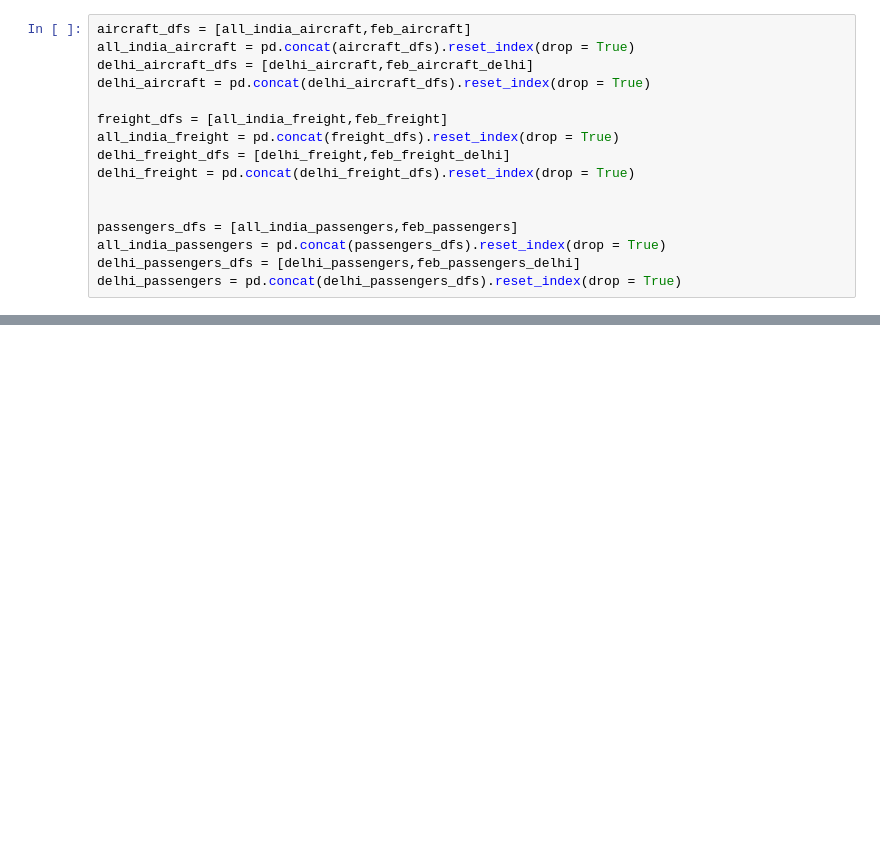
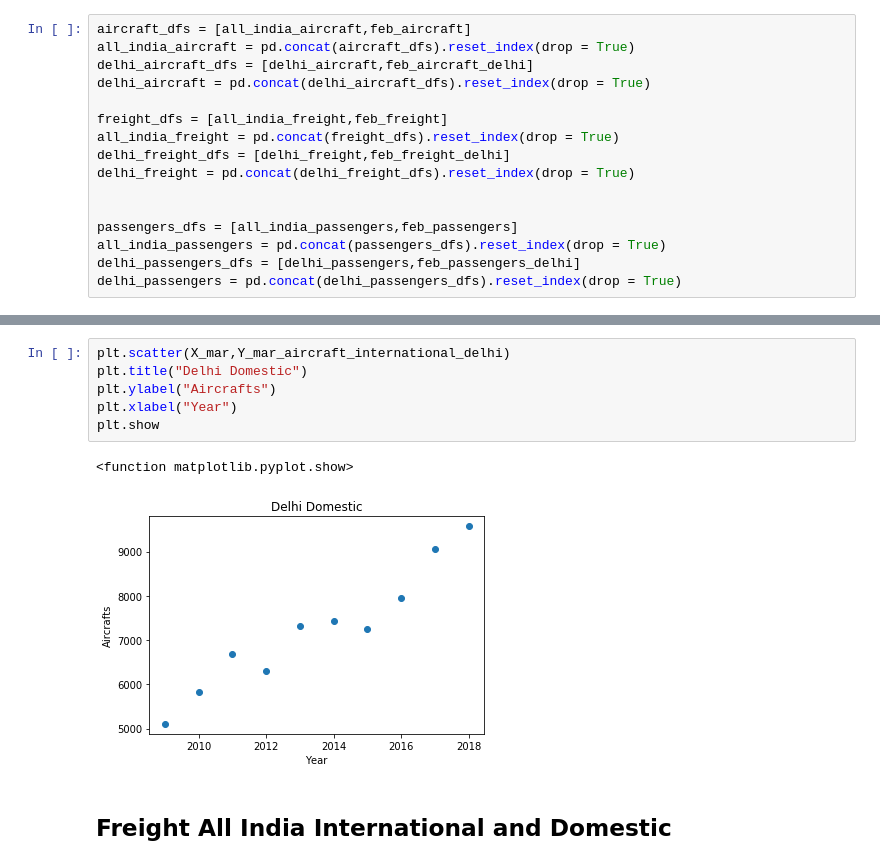
Before and after one commit to kushalguptadeveloper/Airport-Authority-Of-India-Internship-Project, a Jupyter notebook: AAI.ipynb, the cells around one changed output, grey strips where cells are left out. Drawn from its saved outputs; the diff is of its cells as text; blank space fills up the shorter version.

```diff
--- a/AAI.ipynb
+++ b/AAI.ipynb
@@ -505,0 +545,11 @@ Object `rbind` not found.
+# %%
+plt.scatter(X_mar,Y_mar_aircraft_international_delhi)
+plt.title("Delhi Domestic")
+plt.ylabel("Aircrafts")
+plt.xlabel("Year")
+plt.show
+# %% [output]
+<function matplotlib.pyplot.show>
+[figure, added]
+# %% [markdown]
+## Freight All India International and Domestic
```
Also changed, not shown: parts of 29 cells of this notebook.
